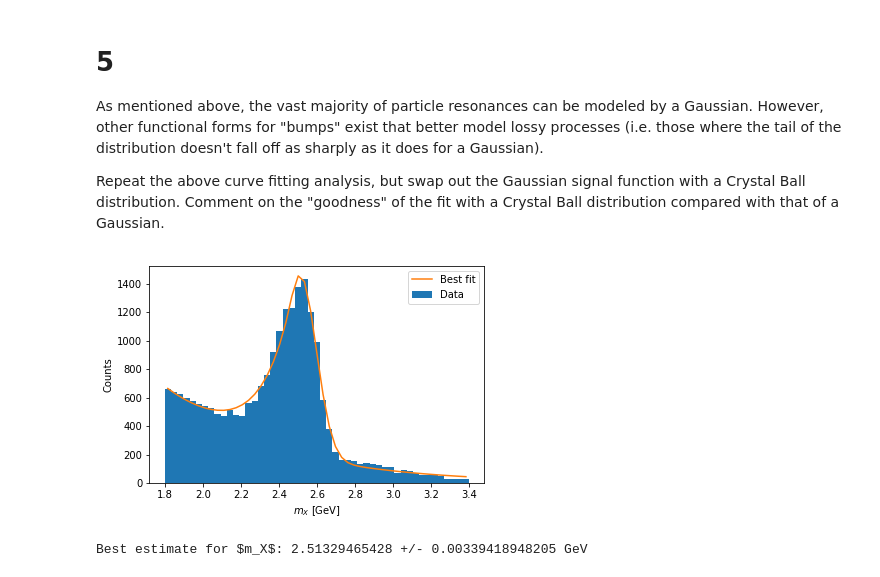
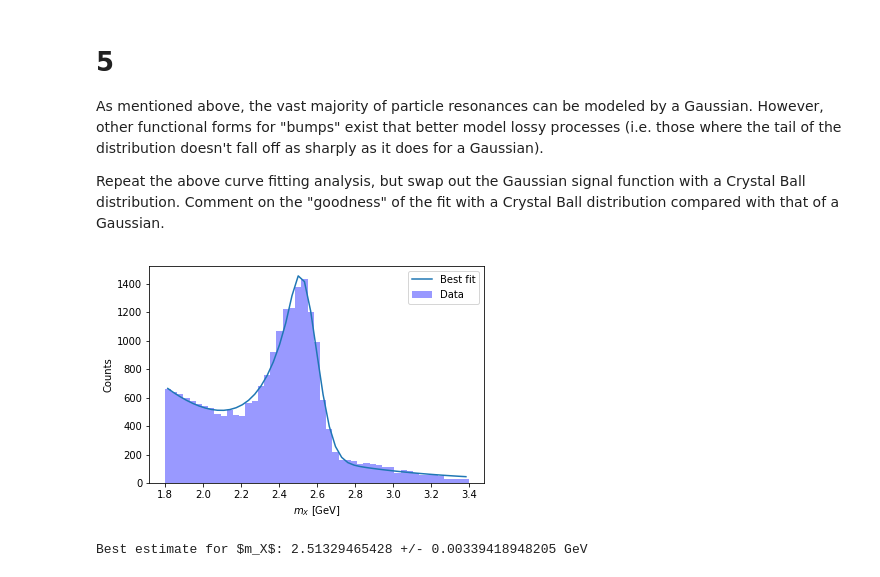
Before and after one commit to GDS-Education-Community-of-Practice/DSECOP, a Jupyter notebook: Searching for New Particle Resonances STUDENT.ipynb, the cells around one changed output. Drawn from its saved outputs; the diff is of its cells as text; code cells hidden in the pictures.

````diff
--- a/Searching for New Particle Resonances.ipynb
+++ b/Searching for New Particle Resonances STUDENT.ipynb
@@ -362,19 +370,32 @@ x_data, y_data = extract_curve_from_histgram(all_mX, mX_bins_adj)
 Finally, use ```scipy.optimize.curve_fit``` to fit the histogram data to the model function. Make a plot contaning both the histogram for $m_X$, and the best-fit model function found by ```scipy.optimize.curve_fit```. Also print out the best-fit value for $m_X$ along with the uncertainty on the measurement.
 # %%
 from scipy.optimize import curve_fit
+
+# Write your code here
+
 
 p0 = [2, .05, -1, 1000, 1000]
 
 popt, pcov = curve_fit(model_fit, x_data, y_data, p0 = p0)
 errors = np.sqrt(np.diag(pcov))
 
-plt.figure()
-plt.hist(all_mX, bins = mX_bins_adj, label = "Data")
-plt.plot(x_data, model_fit(x_data, *popt), label = "Best fit")
-plt.xlabel("$m_X$ [GeV]")
-plt.ylabel("Counts")
-plt.legend()
-plt.show()
+
+
+def plot_histogram_and_curve(observables, bins, x_fit, y_fit, xlabel):
+
+
+    plt.figure()
+    plt.hist(observables, bins, color = "blue", alpha = .4, label = "Data")
+    plt.plot(x_fit, y_fit, label = "Best fit")
+    plt.xlabel(xlabel)
+    plt.ylabel("Counts")
+    plt.legend()
+    plt.show()
+
+
+plot_histogram_and_curve(all_mX, mX_bins_adj, x_data, model_fit(x_data, *popt), "$m_X$ [GeV]")
+
+
 
 print("Best estimate for $m_X$:", popt[0], "+/-", errors[0], "GeV")
 # %% [output]
@@ -403,20 +425,18 @@ def CB(x, mu, sigma, beta, n):
 def model_fit_CB(x, mu, sigma, beta, n, a, N_sig, N_bkg):
      return N_sig*CB(x, mu, sigma, beta, n) + N_bkg*exponential(x, a)
 # %%
+# Write your code here
+
 p0 = [2.5, .05, 2.2, 2, 1, 1000, 1000]
 
 popt, pcov = curve_fit(model_fit_CB, x_data, y_data, p0 = p0)
 errors = np.sqrt(np.diag(pcov))
 
-plt.figure()
-plt.hist(all_mX, bins = mX_bins_adj, label = "Data")
-plt.plot(x_data, model_fit_CB(x_data, *popt), label = "Best fit")
-plt.xlabel("$m_X$ [GeV]")
-plt.ylabel("Counts")
-plt.legend()
-plt.show()
+
+plot_histogram_and_curve(all_mX, mX_bins_adj, x_data, model_fit_CB(x_data, *popt), "$m_X$ [GeV]")
+
 
 print("Best estimate for $m_X$:", popt[0], "+/-", errors[0], "GeV")
 # %% [output]
-[figure, old version]
+[figure, new version]
 Best estimate for $m_X$: 2.51329465428 +/- 0.00339418948205 GeV
````
Also changed, not shown: parts of 14 cells of this notebook, 1 other file.
